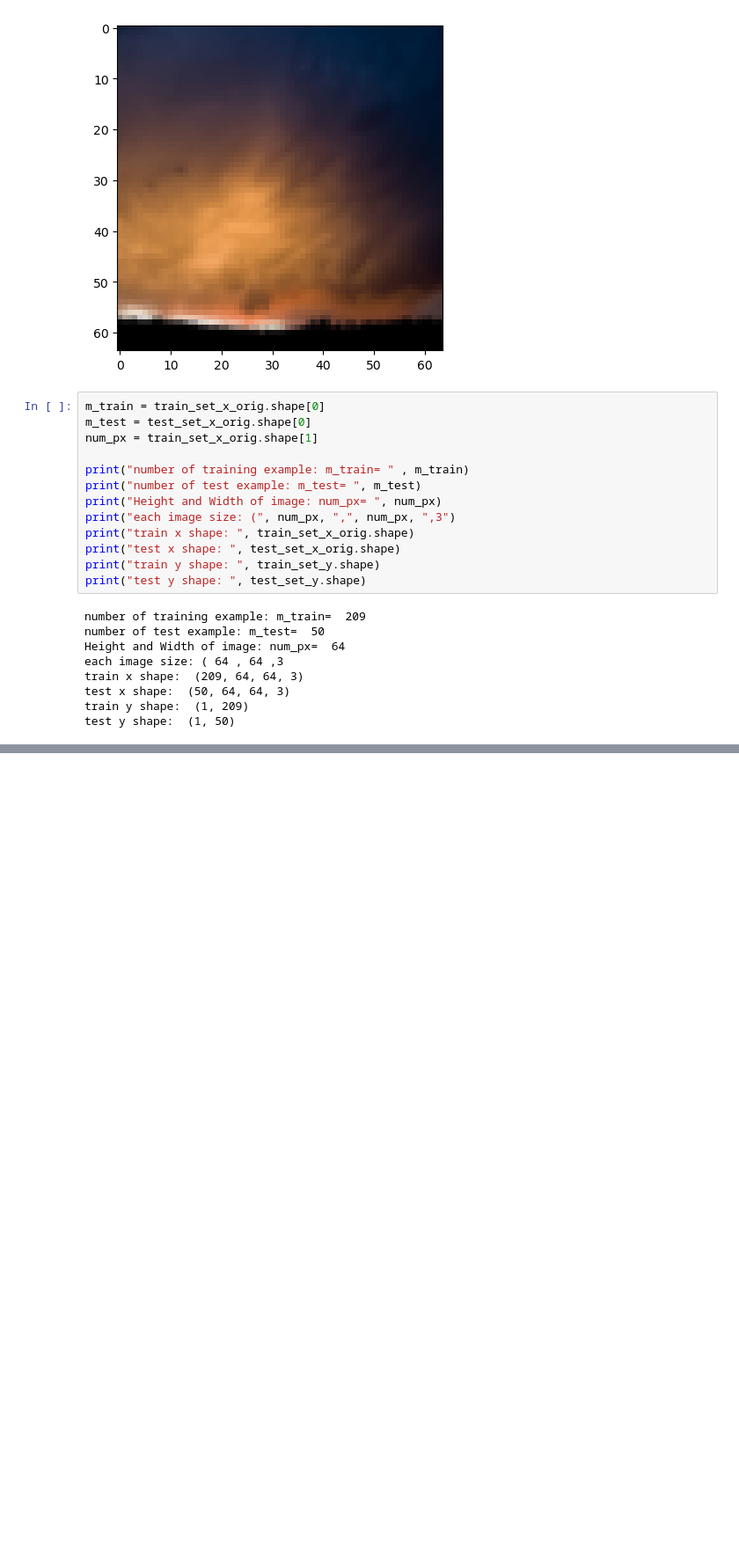
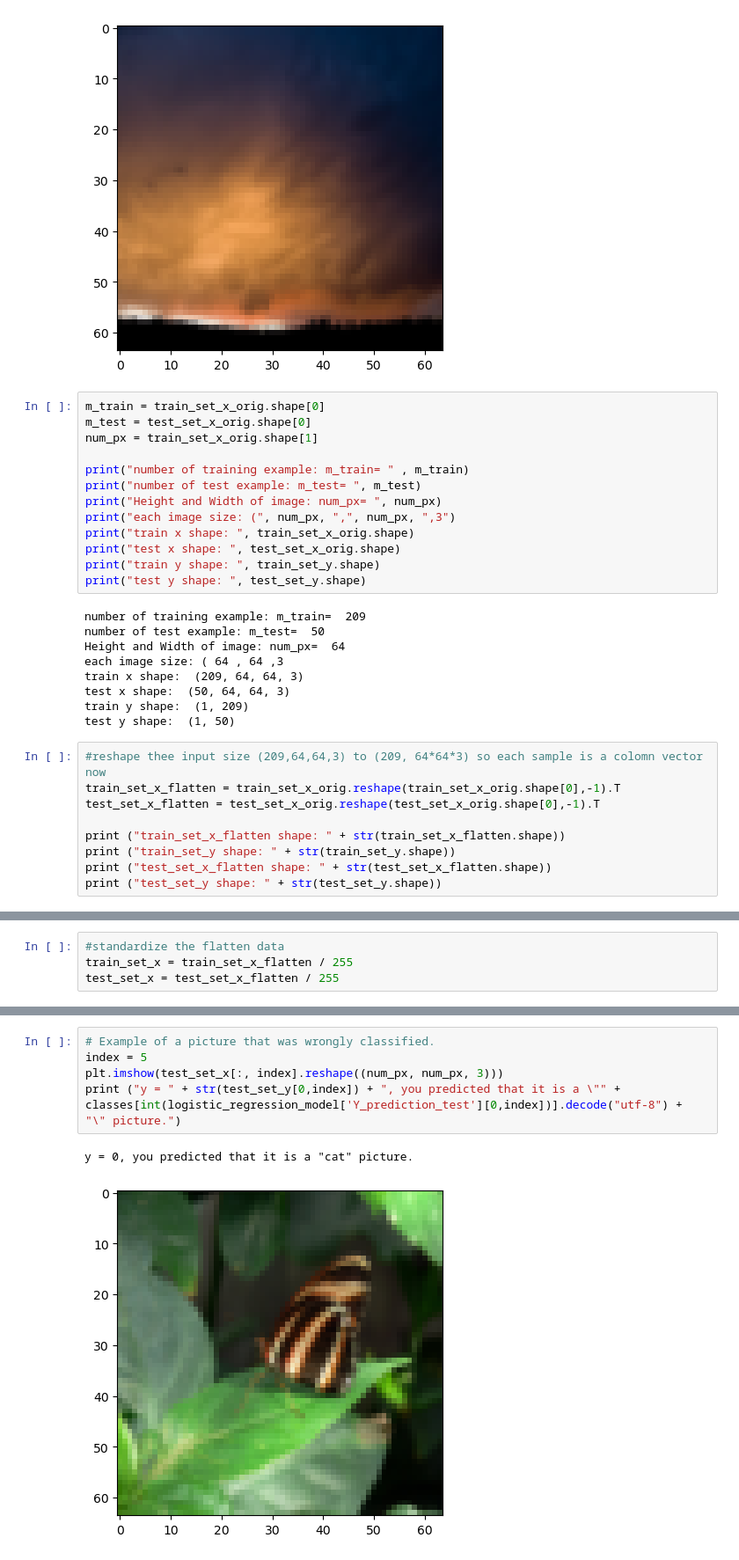
Before and after one commit to HardikBhardava/DeepLearning, a Jupyter notebook: NeuralNetwork/Week_2/Binary_classification.ipynb, the cells around one changed output, grey strips where cells are left out. Shown at 88% size. Cells and saved outputs as stored; diff of their text form; blank space fills up the shorter version.

Commit message:
build logistic regression model for binary classification

```diff
--- a/NeuralNetwork/Week_2/Binary_classification.ipynb
+++ b/NeuralNetwork/Week_2/Binary_classification.ipynb
@@ -45,3 +45,12 @@ train x shape:  (209, 64, 64, 3)
 test x shape:  (50, 64, 64, 3)
 train y shape:  (1, 209)
 test y shape:  (1, 50)
+# %%
+#reshape thee input size (209,64,64,3) to (209, 64*64*3) so each sample is a colomn vector now
+train_set_x_flatten = train_set_x_orig.reshape(train_set_x_orig.shape[0],-1).T
+test_set_x_flatten = test_set_x_orig.reshape(test_set_x_orig.shape[0],-1).T
+
+print ("train_set_x_flatten shape: " + str(train_set_x_flatten.shape))
+print ("train_set_y shape: " + str(train_set_y.shape))
+print ("test_set_x_flatten shape: " + str(test_set_x_flatten.shape))
+print ("test_set_y shape: " + str(test_set_y.shape))
@@ -47,0 +62,4 @@ test y shape:  (1, 50)
+# %%
+#standardize the flatten data
+train_set_x = train_set_x_flatten / 255
+test_set_x = test_set_x_flatten / 255
@@ -47,0 +255,8 @@ test y shape:  (1, 50)
+# %%
+# Example of a picture that was wrongly classified.
+index = 5
+plt.imshow(test_set_x[:, index].reshape((num_px, num_px, 3)))
+print ("y = " + str(test_set_y[0,index]) + ", you predicted that it is a \"" + classes[int(logistic_regression_model['Y_prediction_test'][0,index])].decode("utf-8") +  "\" picture.")
+# %% [output]
+y = 0, you predicted that it is a "cat" picture.
+[figure, added]
```
Also changed, not shown: parts of 11 cells of this notebook.
